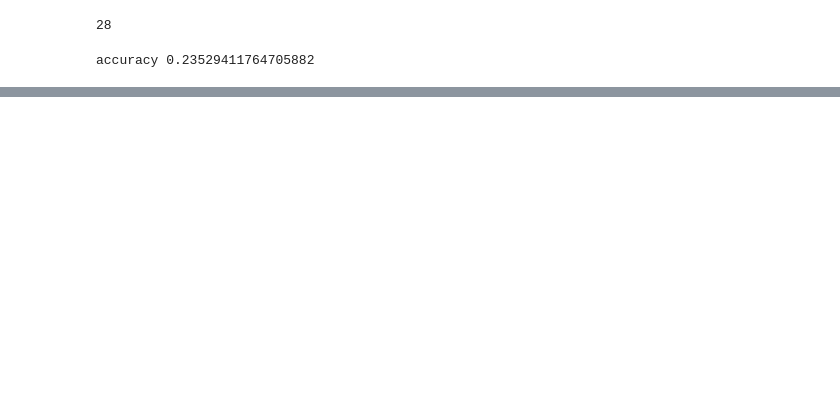
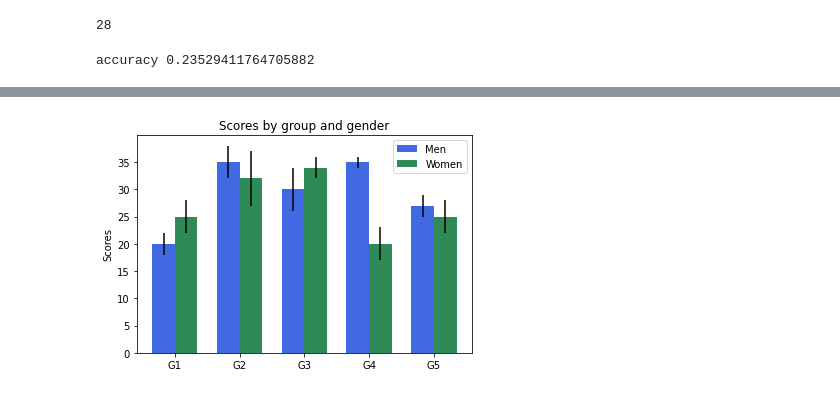
Before and after one commit to dataforgoodfr/offseason_missiontransition_tagging, a Jupyter notebook: notebooks/analyze_results_BERTtopic.ipynb, the cells around one changed output, grey strips where cells are left out. Cells and saved outputs as stored; diff of their text form; code cells hidden in the pictures; blank space fills up the shorter version.

```diff
--- a/notebooks/analyze_results_BERTtopic.ipynb
+++ b/notebooks/analyze_results_BERTtopic.ipynb
@@ -69,0 +254,31 @@ accuracy 0.23529411764705882
+# %%
+# plot 2 histograms side by side - matplotlib.
+import numpy as np
+import matplotlib.pyplot as plt
+
+N = 5
+menMeans = (20, 35, 30, 35, 27)
+menStd =   (2, 3, 4, 1, 2)
+
+ind = np.arange(N)  # the x locations for the groups
+width = 0.35       # the width of the bars
+
+fig = plt.figure()
+ax = fig.add_subplot(111)
+rects1 = ax.bar(ind, menMeans, width, color='royalblue', yerr=menStd)
+
+womenMeans = (25, 32, 34, 20, 25)
+womenStd =   (3, 5, 2, 3, 3)
+rects2 = ax.bar(ind+width, womenMeans, width, color='seagreen', yerr=womenStd)
+
+# add some
+ax.set_ylabel('Scores')
+ax.set_title('Scores by group and gender')
+ax.set_xticks(ind + width / 2)
+ax.set_xticklabels( ('G1', 'G2', 'G3', 'G4', 'G5') )
+
+ax.legend( (rects1[0], rects2[0]), ('Men', 'Women') )
+
+plt.show()
+# %% [output]
+[figure, added]
```
Also changed, not shown: parts of 25 cells of this notebook, 6 other files.
